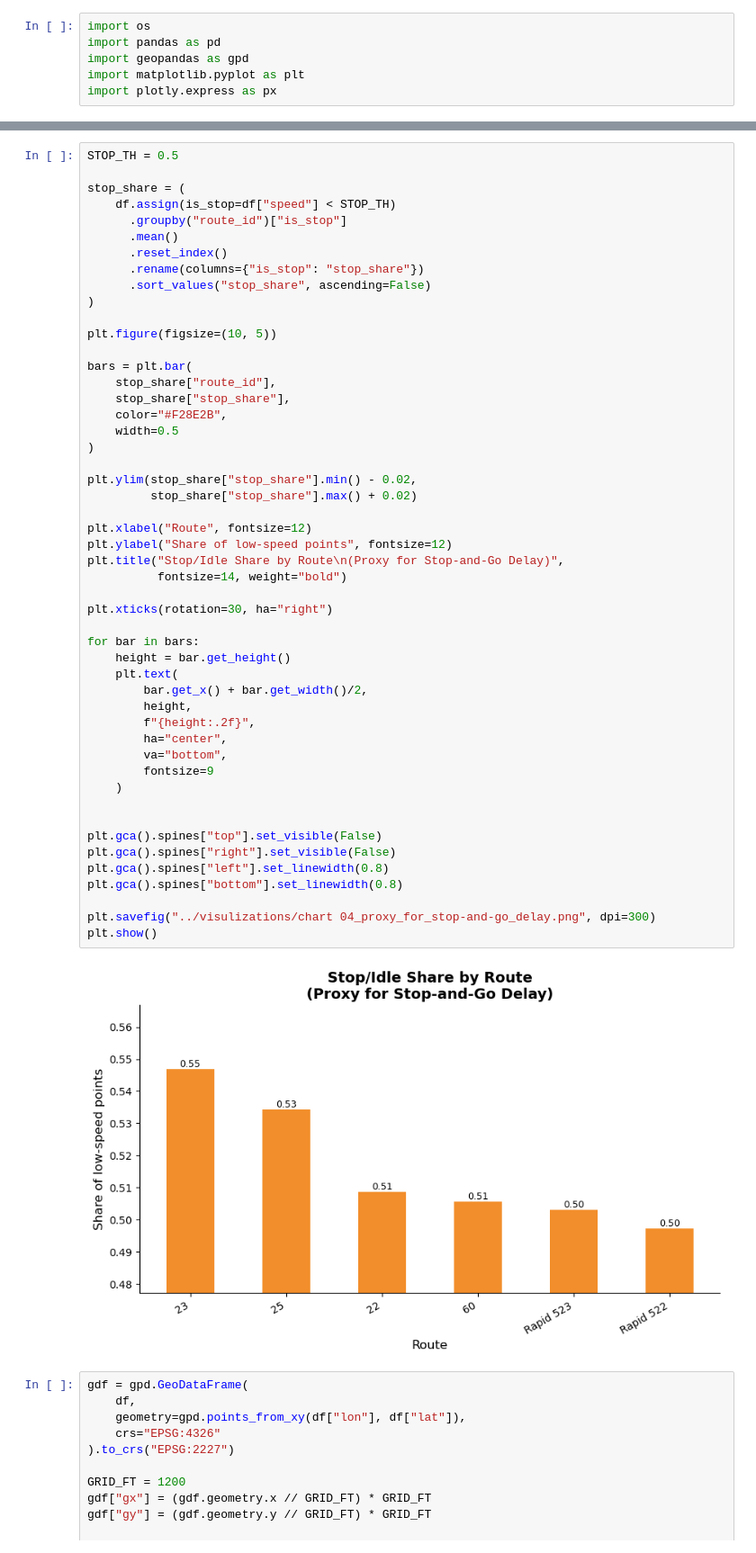
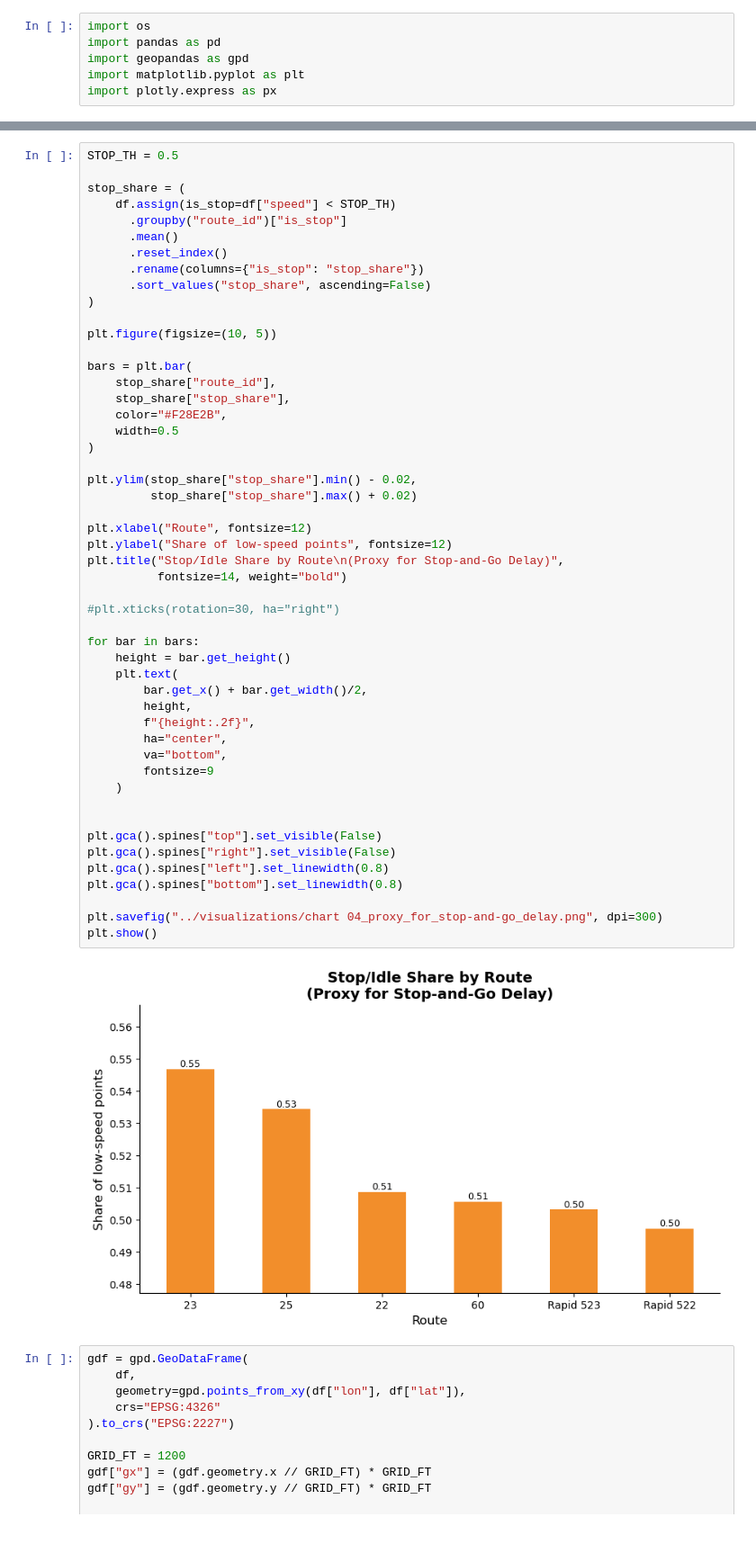
Before and after one commit to ArcherGu22/VTA-Transit-Delays, a Jupyter notebook: scripts/03_midterm_visuals.ipynb, the cells around one changed output, grey strips where cells are left out. Shown at 90% size. Saved outputs shown, nothing was run; the diff lists cells and outputs as text.

```diff
--- a/scripts/03_midterm_visuals.ipynb
+++ b/scripts/03_midterm_visuals.ipynb
@@ -146,36 +150,36 @@ bars = plt.bar(
 )
 
 plt.ylim(stop_share["stop_share"].min() - 0.02,
          stop_share["stop_share"].max() + 0.02)
 
 plt.xlabel("Route", fontsize=12)
 plt.ylabel("Share of low-speed points", fontsize=12)
 plt.title("Stop/Idle Share by Route\n(Proxy for Stop-and-Go Delay)",
           fontsize=14, weight="bold")
 
-plt.xticks(rotation=30, ha="right")
+#plt.xticks(rotation=30, ha="right")
 
 for bar in bars:
     height = bar.get_height()
     plt.text(
         bar.get_x() + bar.get_width()/2,
         height,
         f"{height:.2f}",
         ha="center",
         va="bottom",
         fontsize=9
     )
 
 
 plt.gca().spines["top"].set_visible(False)
 plt.gca().spines["right"].set_visible(False)
 plt.gca().spines["left"].set_linewidth(0.8)
 plt.gca().spines["bottom"].set_linewidth(0.8)
 
-plt.savefig("../visulizations/chart 04_proxy_for_stop-and-go_delay.png", dpi=300)
+plt.savefig("../visualizations/chart 04_proxy_for_stop-and-go_delay.png", dpi=300)
 plt.show()
 # %% [output]
-[figure, old version]
+[figure, new version]
 # %%
 gdf = gpd.GeoDataFrame(
     df,
```
Also changed, not shown: parts of 4 cells of this notebook, 2 other files.
